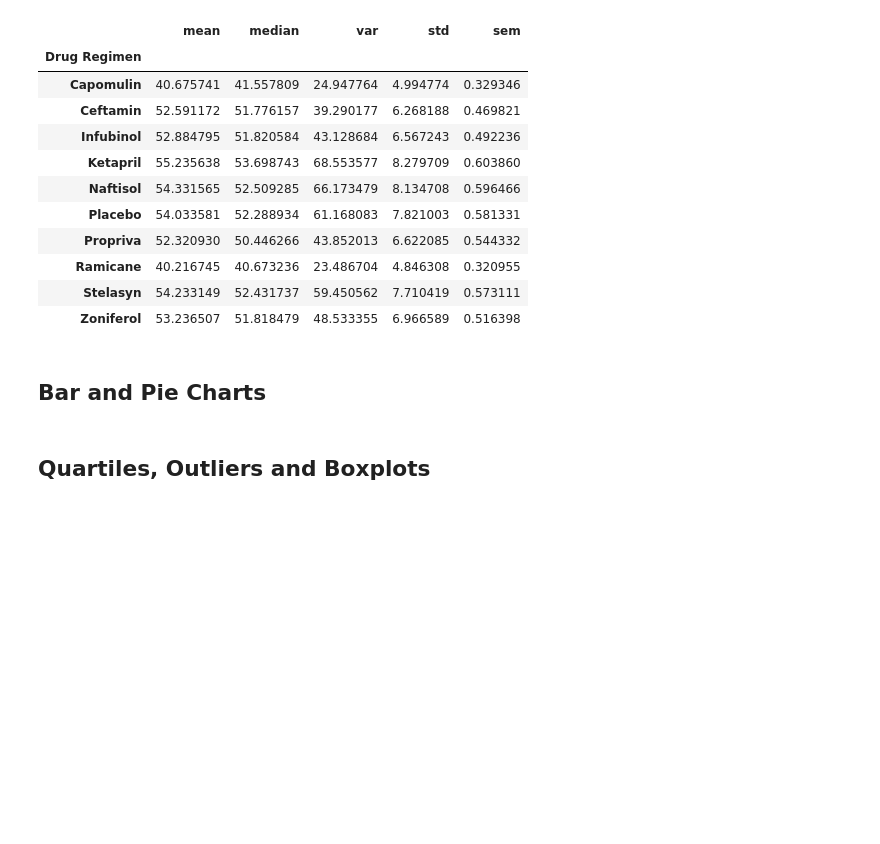
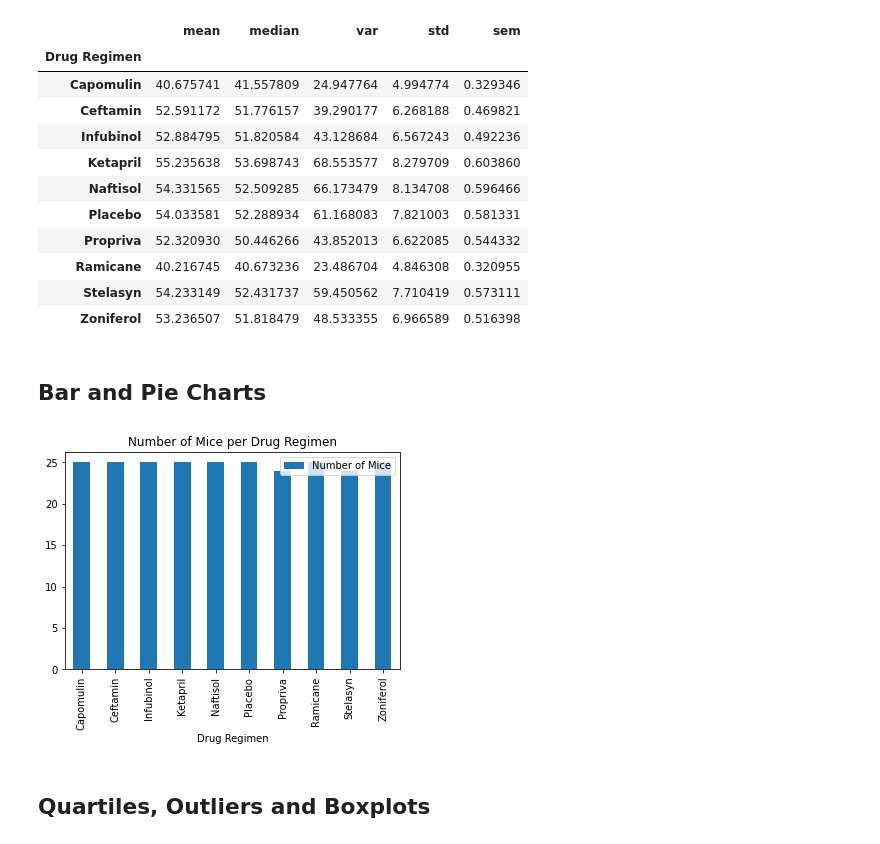
Before and after one commit to grand42/Drug_Treatment_Study, a Jupyter notebook: pymaceuticals.ipynb, the cells around one changed output. Drawn from its saved outputs; the diff is of its cells as text; code cells hidden in the pictures; blank space fills up the shorter version.

Commit message:
Plot mice per drug

```diff
--- a/pymaceuticals.ipynb
+++ b/pymaceuticals.ipynb
@@ -121,4 +122,12 @@ regimen_group["Tumor Volume (mm3)"].agg(['mean', 'median', 'var', 'std','sem'])
 | Zoniferol | 53.236507 | 51.818479 | 48.533355 | 6.966589 | 0.516398 |
 # %% [markdown]
 ## Bar and Pie Charts
+# %%
+# Generate a bar plot showing the total number of unique mice tested on each drug regimen using pandas.
+total_mice=regimen_group["Mouse ID"].agg(['nunique'])
+total_mice=total_mice.rename(columns = {"nunique":"Number of Mice"})
+total_mice.plot(kind="bar", title="Number of Mice per Drug Regimen")
+plt.show()
+# %% [output]
+[figure, added]
 # %%
```
Also changed, not shown: parts of 3 cells of this notebook.
